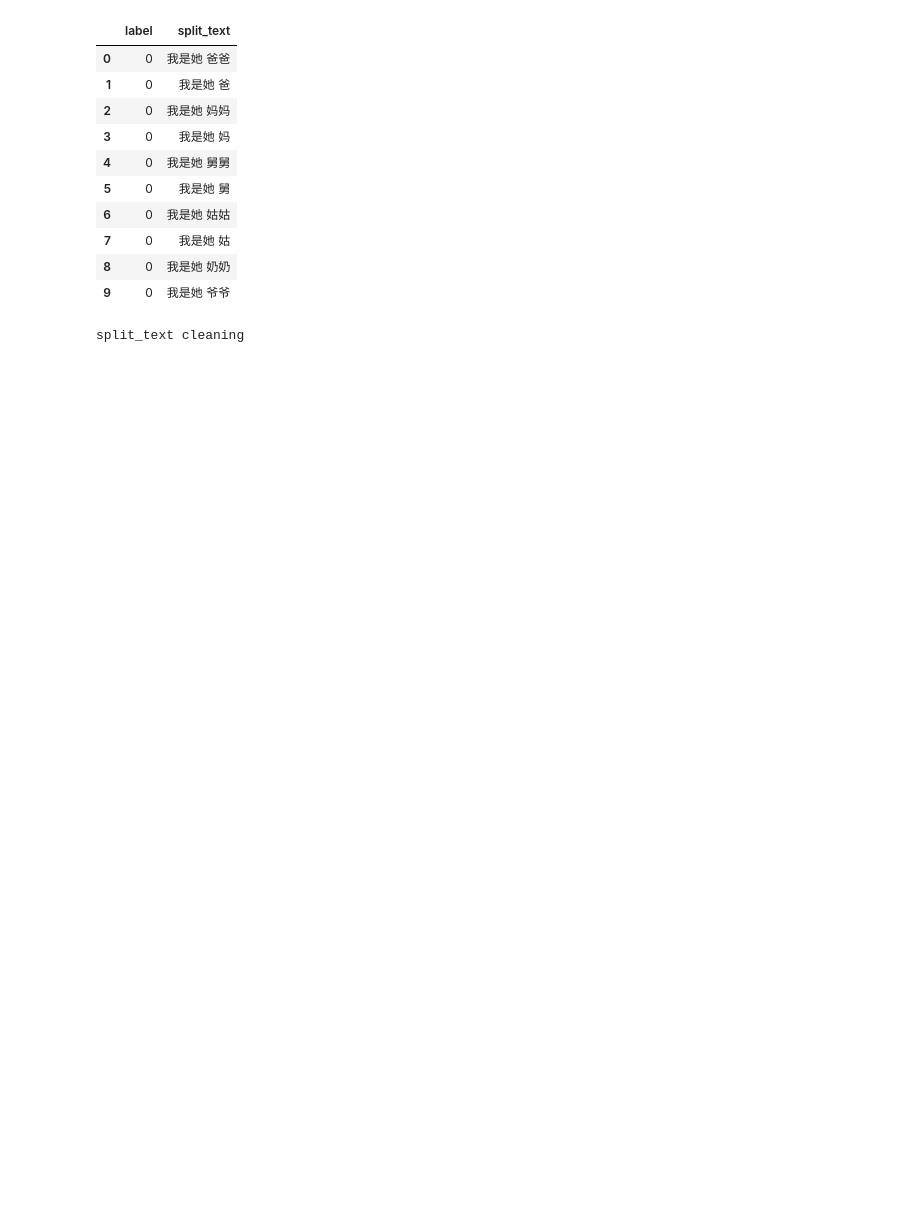
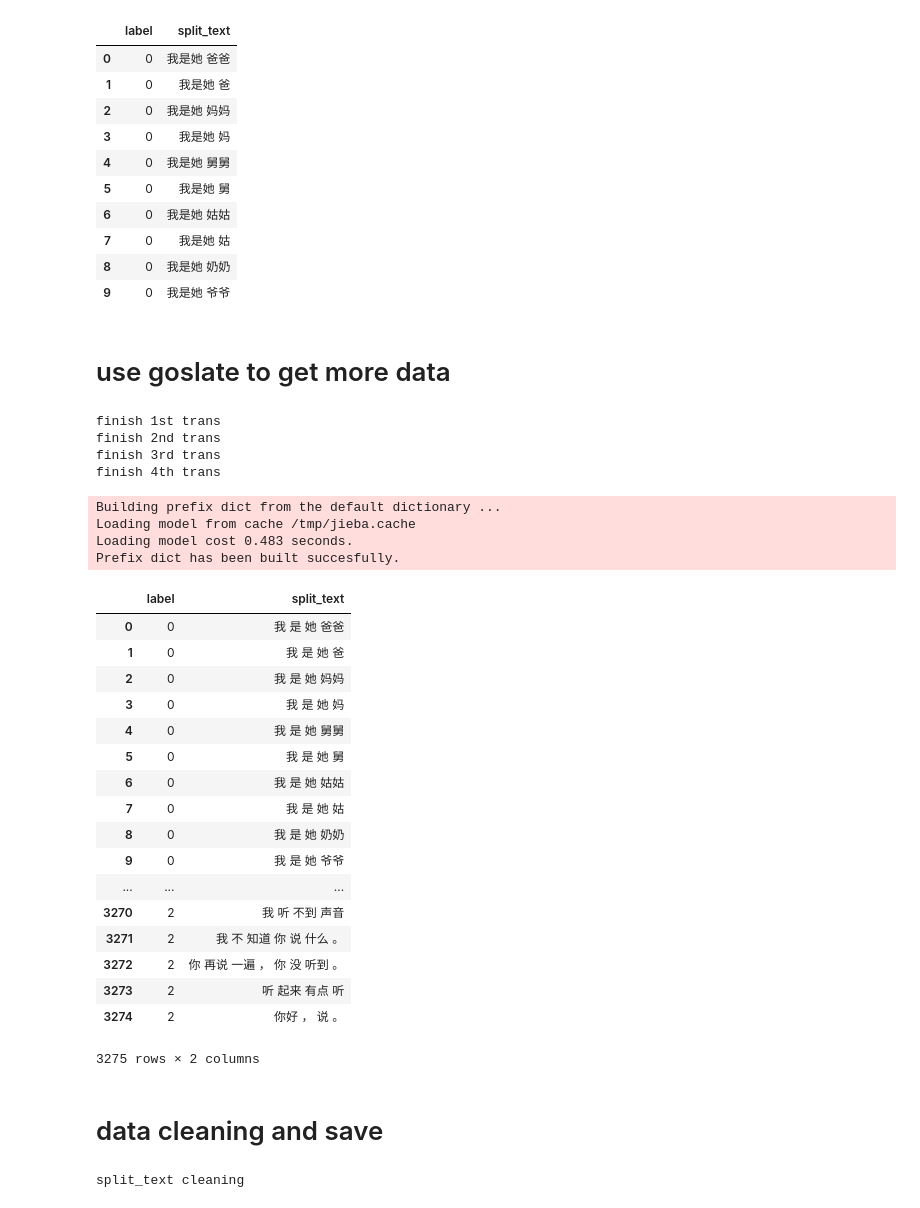
Before and after one commit to TSLNIHAOGIT/Chatbot1.0_ss, a Jupyter notebook: MLModel/code/IfKnowDebtor/DataClean/data_clean.ipynb, the cells around one changed output. Saved outputs shown, nothing was run; the diff lists cells and outputs as text; code cells hidden in the pictures; blank space fills up the shorter version.

Commit message:
add in new data cleaning files with trans and jieba

```diff
--- a/MLModel/code/IfKnowDebtor/DataClean/data_clean.ipynb
+++ b/MLModel/code/IfKnowDebtor/DataClean/data_clean.ipynb
@@ -24,3 +24,5 @@ data.head(10)
 | 7 | 0 | 我是她 姑 |
 | 8 | 0 | 我是她 奶奶 |
 | 9 | 0 | 我是她 爷爷 |
+# %% [markdown]
+# use goslate to get more data
@@ -26,0 +66,15 @@ data.head(10)
+# %%
+col = 'split_text'
+data_en = translate_csv(data,col,from_lang='zh',to_lang='en',num_pol=50)
+print('finish 1st trans')
+data_fr = translate_csv(data,col,from_lang='zh',to_lang='fr',num_pol=50)
+print('finish 2nd trans')
+data_th = translate_csv(data,col,from_lang='zh',to_lang='th',num_pol=50)
+print('finish 3rd trans')
+data_lo = translate_csv(data,col,from_lang='zh',to_lang='lo',num_pol=50)
+print('finish 4th trans')
+# %% [output]
+finish 1st trans
+finish 2nd trans
+finish 3rd trans
+finish 4th trans
@@ -27,3 +84,36 @@ data.head(10)
+# %%
+import jieba
+def cut_words(text):
+    seg_list = jieba.cut(text, cut_all=False)
+    return " ".join(seg_list)
+
+data['split_text']=data['split_text'].apply(cut_words)
+data
+# %% [output]
+Building prefix dict from the default dictionary ...
+Loading model from cache /tmp/jieba.cache
+Loading model cost 0.483 seconds.
+Prefix dict has been built succesfully.
+|  | label | split_text |
+| 0 | 0 | 我 是 她 爸爸 |
+| 1 | 0 | 我 是 她 爸 |
+| 2 | 0 | 我 是 她 妈妈 |
+| 3 | 0 | 我 是 她 妈 |
+| 4 | 0 | 我 是 她 舅舅 |
+| 5 | 0 | 我 是 她 舅 |
+| 6 | 0 | 我 是 她 姑姑 |
+| 7 | 0 | 我 是 她 姑 |
+| 8 | 0 | 我 是 她 奶奶 |
+| 9 | 0 | 我 是 她 爷爷 |
+| ... | ... | ... |
+| 3270 | 2 | 我 听 不到 声音 |
+| 3271 | 2 | 我 不 知道 你 说 什么 。 |
+| 3272 | 2 | 你 再说 一遍 ， 你 没 听到 。 |
+| 3273 | 2 | 听 起来 有点 听 |
+| 3274 | 2 | 你好 ， 说 。 |
+3275 rows × 2 columns
+# %% [markdown]
+# data cleaning and save
 # %%
 def clean(text):
     text = re.sub(f'([{string.punctuation}“”¨«»®´·º ½¾¿¡§£₤‘’，])',' ', text)
```
Also changed, not shown: parts of 5 cells of this notebook, 14 other files.
